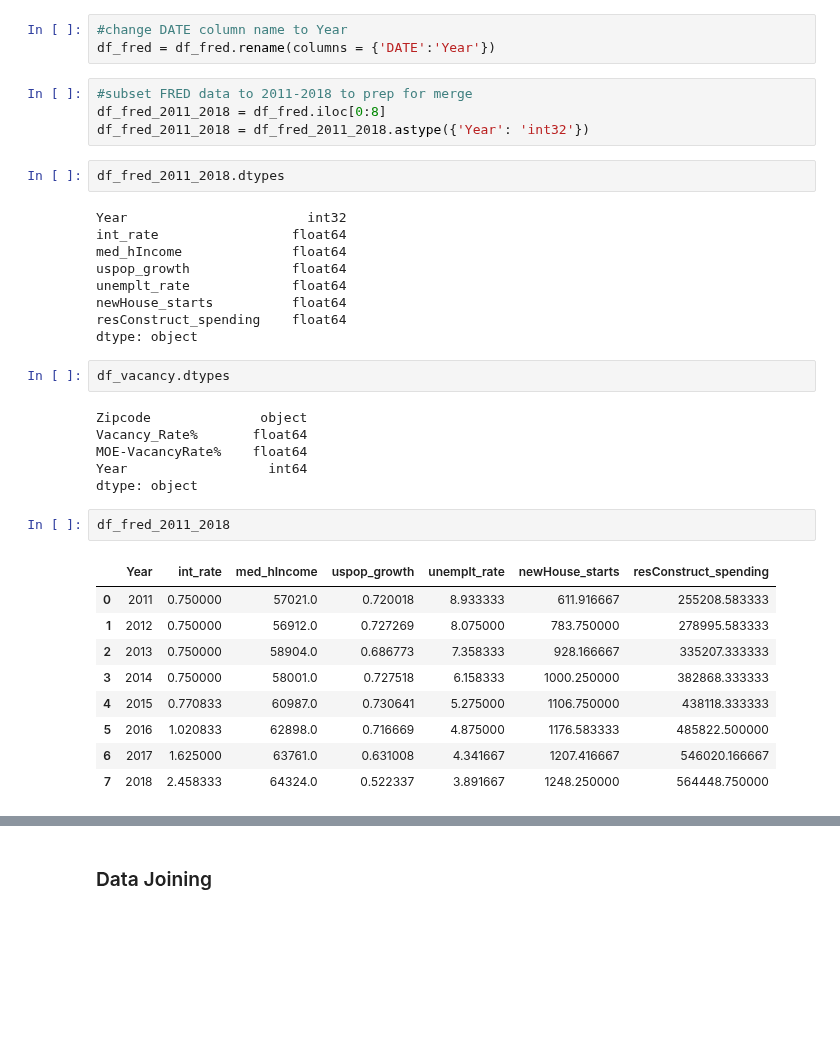
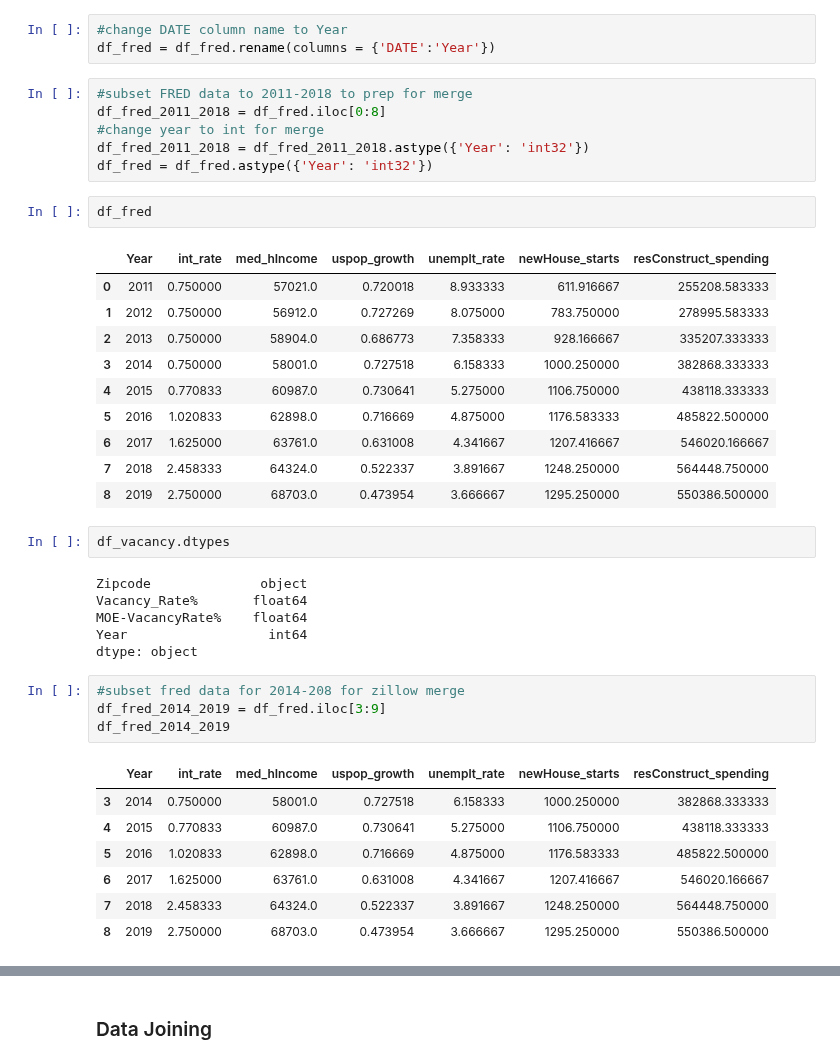
Before and after one commit to jjfrasca/Capstone_2, a Jupyter notebook: notebooks/3.0-jjf-data-wrangling-zipcodeMaster.ipynb, the cells around one changed output, grey strips where cells are left out. Saved outputs shown, nothing was run; the diff lists cells and outputs as text; blank space fills up the shorter version.

```diff
--- a/notebooks/3.0-jjf-data-wrangling-zipcodeMaster.ipynb
+++ b/notebooks/3.0-jjf-data-wrangling-zipcodeMaster.ipynb
@@ -236,18 +308,22 @@ df_fred = df_fred.rename(columns = {'DATE':'Year'})
 # %%
 #subset FRED data to 2011-2018 to prep for merge
 df_fred_2011_2018 = df_fred.iloc[0:8]
+#change year to int for merge
 df_fred_2011_2018 = df_fred_2011_2018.astype({'Year': 'int32'})
+df_fred = df_fred.astype({'Year': 'int32'})
-# %%
-df_fred_2011_2018.dtypes
-# %% [output]
-Year                       int32
-int_rate                 float64
-med_hIncome              float64
-uspop_growth             float64
-unemplt_rate             float64
-newHouse_starts          float64
-resConstruct_spending    float64
-dtype: object
+# %%
+df_fred
+# %% [output]
+|  | Year | int_rate | med_hIncome | uspop_growth | unemplt_rate | newHouse_starts | resConstruct_spending |
+| 0 | 2011 | 0.750000 | 57021.0 | 0.720018 | 8.933333 | 611.916667 | 255208.583333 |
+| 1 | 2012 | 0.750000 | 56912.0 | 0.727269 | 8.075000 | 783.750000 | 278995.583333 |
+| 2 | 2013 | 0.750000 | 58904.0 | 0.686773 | 7.358333 | 928.166667 | 335207.333333 |
+| 3 | 2014 | 0.750000 | 58001.0 | 0.727518 | 6.158333 | 1000.250000 | 382868.333333 |
+| 4 | 2015 | 0.770833 | 60987.0 | 0.730641 | 5.275000 | 1106.750000 | 438118.333333 |
+| 5 | 2016 | 1.020833 | 62898.0 | 0.716669 | 4.875000 | 1176.583333 | 485822.500000 |
+| 6 | 2017 | 1.625000 | 63761.0 | 0.631008 | 4.341667 | 1207.416667 | 546020.166667 |
+| 7 | 2018 | 2.458333 | 64324.0 | 0.522337 | 3.891667 | 1248.250000 | 564448.750000 |
+| 8 | 2019 | 2.750000 | 68703.0 | 0.473954 | 3.666667 | 1295.250000 | 550386.500000 |
 # %%
 df_vacancy.dtypes
 # %% [output]
@@ -256,15 +332,15 @@ Vacancy_Rate%       float64
 MOE-VacancyRate%    float64
 Year                  int64
 dtype: object
-# %%
-df_fred_2011_2018
-# %% [output]
-|  | Year | int_rate | med_hIncome | uspop_growth | unemplt_rate | newHouse_starts | resConstruct_spending |
-| 0 | 2011 | 0.750000 | 57021.0 | 0.720018 | 8.933333 | 611.916667 | 255208.583333 |
-| 1 | 2012 | 0.750000 | 56912.0 | 0.727269 | 8.075000 | 783.750000 | 278995.583333 |
-| 2 | 2013 | 0.750000 | 58904.0 | 0.686773 | 7.358333 | 928.166667 | 335207.333333 |
-| 3 | 2014 | 0.750000 | 58001.0 | 0.727518 | 6.158333 | 1000.250000 | 382868.333333 |
-| 4 | 2015 | 0.770833 | 60987.0 | 0.730641 | 5.275000 | 1106.750000 | 438118.333333 |
-| 5 | 2016 | 1.020833 | 62898.0 | 0.716669 | 4.875000 | 1176.583333 | 485822.500000 |
-| 6 | 2017 | 1.625000 | 63761.0 | 0.631008 | 4.341667 | 1207.416667 | 546020.166667 |
-| 7 | 2018 | 2.458333 | 64324.0 | 0.522337 | 3.891667 | 1248.250000 | 564448.750000 |
+# %%
+#subset fred data for 2014-208 for zillow merge
+df_fred_2014_2019 = df_fred.iloc[3:9]
+df_fred_2014_2019
+# %% [output]
+|  | Year | int_rate | med_hIncome | uspop_growth | unemplt_rate | newHouse_starts | resConstruct_spending |
+| 3 | 2014 | 0.750000 | 58001.0 | 0.727518 | 6.158333 | 1000.250000 | 382868.333333 |
+| 4 | 2015 | 0.770833 | 60987.0 | 0.730641 | 5.275000 | 1106.750000 | 438118.333333 |
+| 5 | 2016 | 1.020833 | 62898.0 | 0.716669 | 4.875000 | 1176.583333 | 485822.500000 |
+| 6 | 2017 | 1.625000 | 63761.0 | 0.631008 | 4.341667 | 1207.416667 | 546020.166667 |
+| 7 | 2018 | 2.458333 | 64324.0 | 0.522337 | 3.891667 | 1248.250000 | 564448.750000 |
+| 8 | 2019 | 2.750000 | 68703.0 | 0.473954 | 3.666667 | 1295.250000 | 550386.500000 |
```
Also changed, not shown: parts of 28 cells of this notebook, 1 other file.
